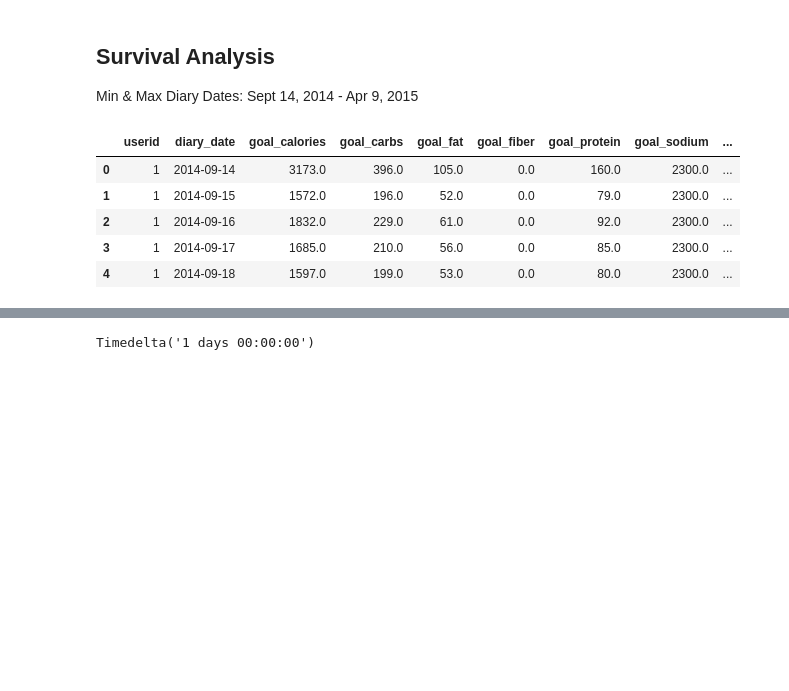
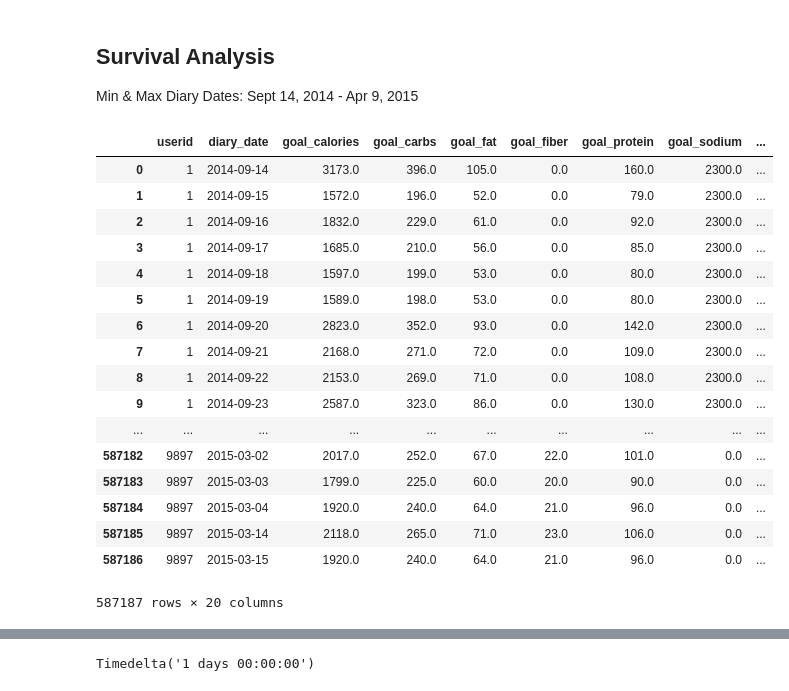
Before and after one commit to rokaandy/mfp-nutrition-survival-analysis, a Jupyter notebook: nutrition.ipynb, the cells around one changed output, grey strips where cells are left out. Cells and saved outputs as stored; diff of their text form; code cells hidden in the pictures; blank space fills up the shorter version.

```diff
--- a/nutrition.ipynb
+++ b/nutrition.ipynb
@@ -155,11 +217,23 @@ end_date_col(clean_df)
 # %%
 clean_df = pd.read_pickle('pkl/end_date.pkl')
 # %%
-clean_df.head()
+clean_df
 # %% [output]
 |  | userid | diary_date | goal_calories | goal_carbs | goal_fat | goal_fiber | goal_protein | goal_sodium | ... |
 | 0 | 1 | 2014-09-14 | 3173.0 | 396.0 | 105.0 | 0.0 | 160.0 | 2300.0 | ... |
 | 1 | 1 | 2014-09-15 | 1572.0 | 196.0 | 52.0 | 0.0 | 79.0 | 2300.0 | ... |
 | 2 | 1 | 2014-09-16 | 1832.0 | 229.0 | 61.0 | 0.0 | 92.0 | 2300.0 | ... |
 | 3 | 1 | 2014-09-17 | 1685.0 | 210.0 | 56.0 | 0.0 | 85.0 | 2300.0 | ... |
 | 4 | 1 | 2014-09-18 | 1597.0 | 199.0 | 53.0 | 0.0 | 80.0 | 2300.0 | ... |
+| 5 | 1 | 2014-09-19 | 1589.0 | 198.0 | 53.0 | 0.0 | 80.0 | 2300.0 | ... |
+| 6 | 1 | 2014-09-20 | 2823.0 | 352.0 | 93.0 | 0.0 | 142.0 | 2300.0 | ... |
+| 7 | 1 | 2014-09-21 | 2168.0 | 271.0 | 72.0 | 0.0 | 109.0 | 2300.0 | ... |
+| 8 | 1 | 2014-09-22 | 2153.0 | 269.0 | 71.0 | 0.0 | 108.0 | 2300.0 | ... |
+| 9 | 1 | 2014-09-23 | 2587.0 | 323.0 | 86.0 | 0.0 | 130.0 | 2300.0 | ... |
+| ... | ... | ... | ... | ... | ... | ... | ... | ... | ... |
+| 587182 | 9897 | 2015-03-02 | 2017.0 | 252.0 | 67.0 | 22.0 | 101.0 | 0.0 | ... |
+| 587183 | 9897 | 2015-03-03 | 1799.0 | 225.0 | 60.0 | 20.0 | 90.0 | 0.0 | ... |
+| 587184 | 9897 | 2015-03-04 | 1920.0 | 240.0 | 64.0 | 21.0 | 96.0 | 0.0 | ... |
+| 587185 | 9897 | 2015-03-14 | 2118.0 | 265.0 | 71.0 | 23.0 | 106.0 | 0.0 | ... |
+| 587186 | 9897 | 2015-03-15 | 1920.0 | 240.0 | 64.0 | 21.0 | 96.0 | 0.0 | ... |
+587187 rows × 20 columns
```
Also changed, not shown: parts of 42 cells of this notebook.
